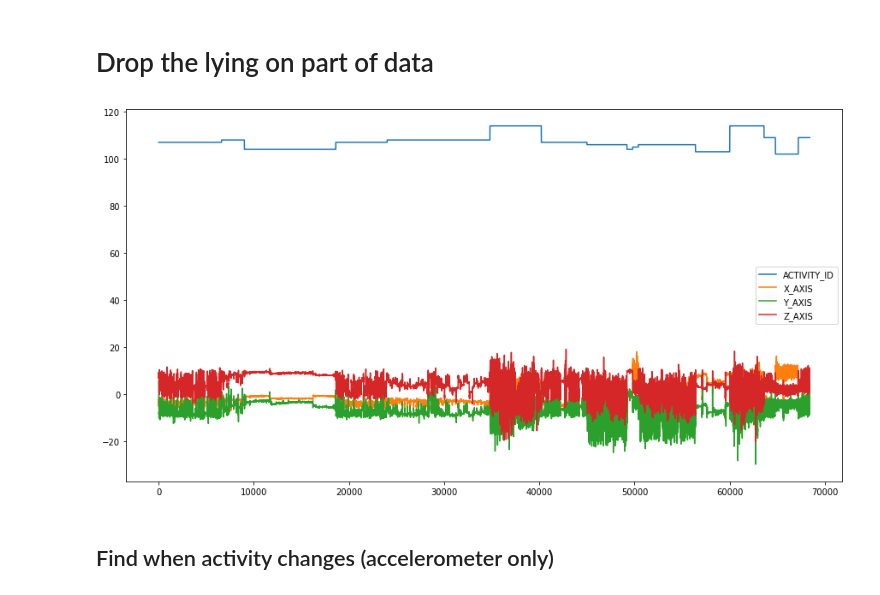
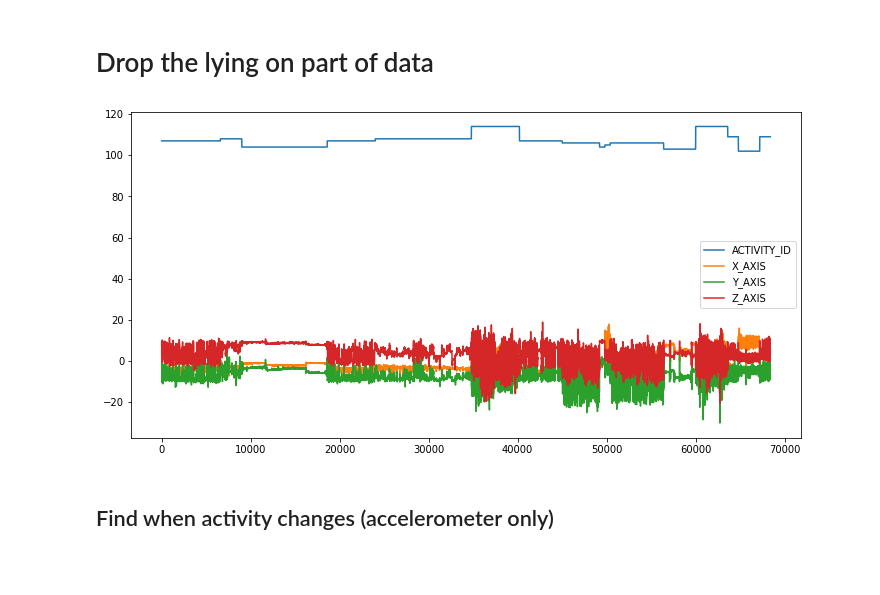
Before and after one commit to giorgosVardakas/Positional-Signal-Processing, a Jupyter notebook: Data Series Classification.ipynb, the cells around one changed output. Drawn from its saved outputs; the diff is of its cells as text; code cells hidden in the pictures; blank space fills up the shorter version.

```diff
--- a/Data Series Classification.ipynb
+++ b/Data Series Classification.ipynb
@@ -163,21 +163,21 @@ plt.show()
 # %%
 lying_on_id = df_activities.loc[df_activities["NAME"] == "lying on"]["ACTIVITY_ID"].iloc[0]
 
 # Droping the rows
 df_accelerometer.drop(df_accelerometer[df_accelerometer["ACTIVITY_ID"] == lying_on_id].index, inplace=True)
 df_gyroscope.drop(df_gyroscope[df_gyroscope["ACTIVITY_ID"] == lying_on_id].index, inplace=True)
 df_heartrate.drop(df_heartrate[df_heartrate["ACTIVITY_ID"] == lying_on_id].index, inplace=True)
 
 # Reseting the index
 df_accelerometer.reset_index(inplace=True)
 df_gyroscope.reset_index(inplace=True)
 df_heartrate.reset_index(inplace=True)
 
 #print(df_accelerometer.shape, df_gyroscope.shape, df_heartrate.shape)
-df_accelerometer[["ACTIVITY_ID", "X_AXIS", "Y_AXIS", "Z_AXIS"]].plot(figsize = (15, 8))
+df_accelerometer[["ACTIVITY_ID", "X_AXIS", "Y_AXIS", "Z_AXIS"]].plot(figsize = (12, 6))
 plt.show()
 # %% [output]
-[figure, old version]
+[figure, new version]
 # %% [markdown]
 
 ## Find when activity changes (accelerometer only)
```
Also changed, not shown: parts of 10 cells of this notebook.
